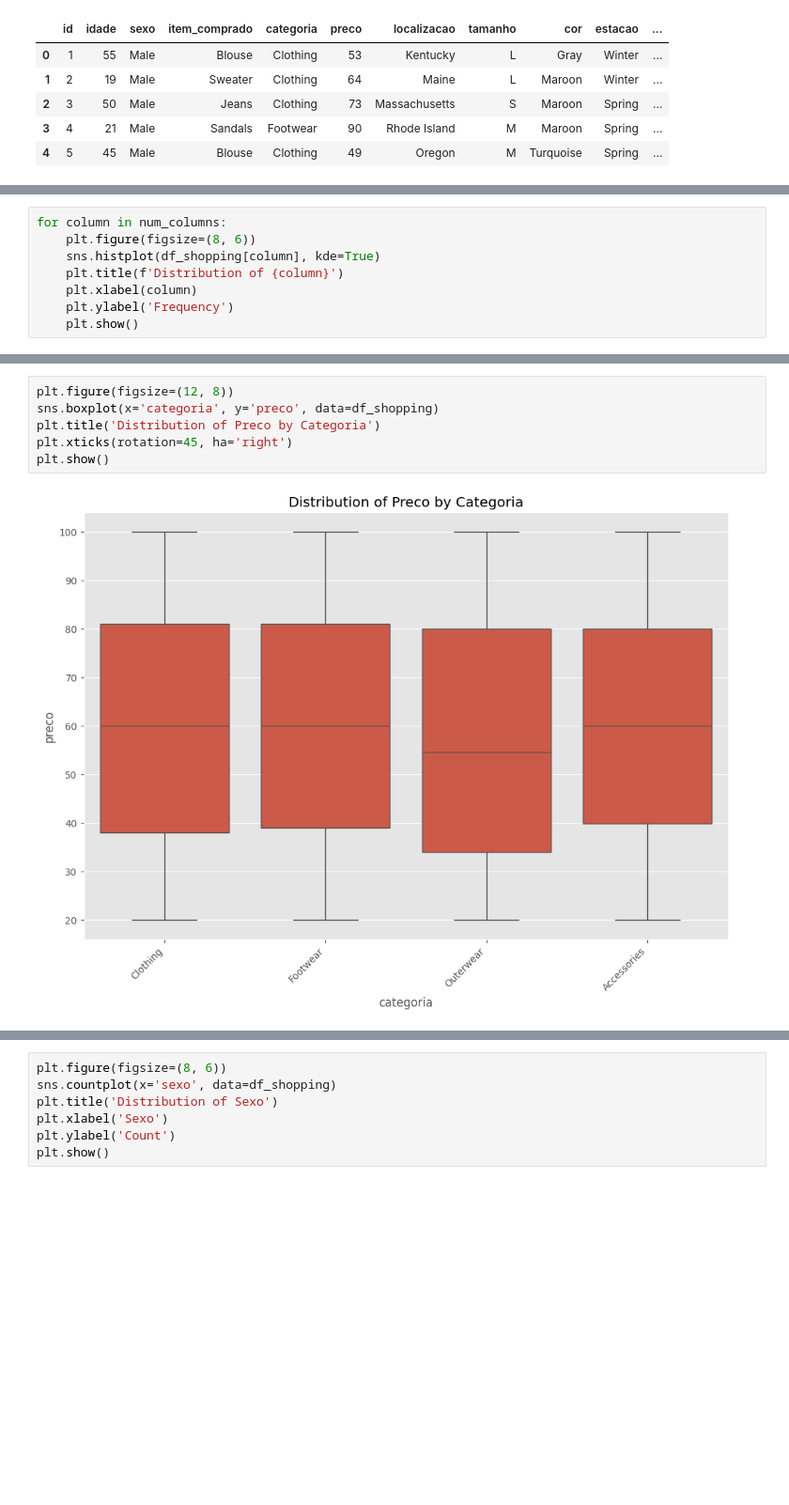
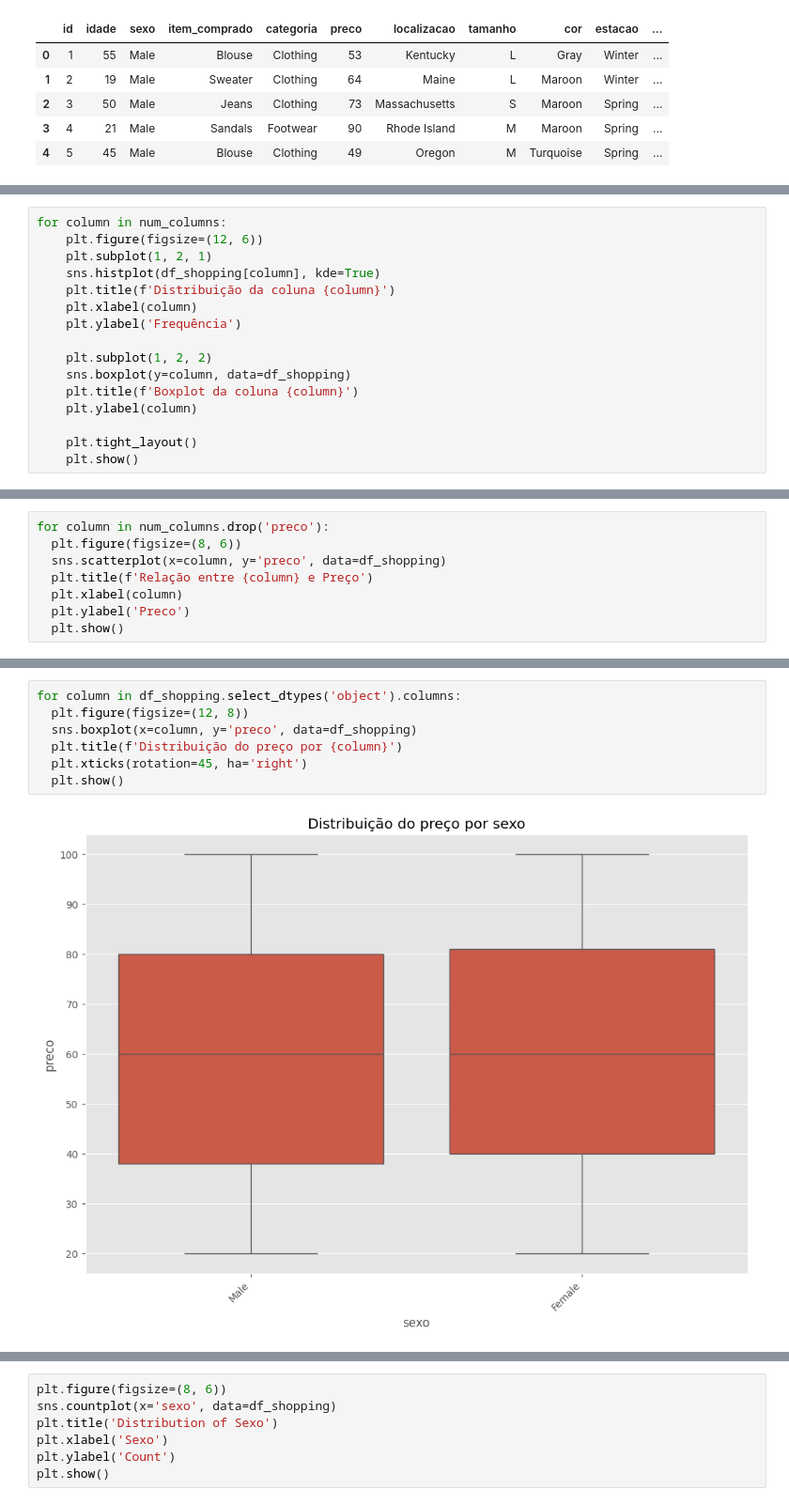
Before and after one commit to angelico-intelligence/clusterizacao-clientes, a Jupyter notebook: AnaliseClientes.ipynb, the cells around one changed output, grey strips where cells are left out. Shown at 94% size. Saved outputs shown, nothing was run; the diff lists cells and outputs as text; blank space fills up the shorter version.

```diff
--- a/AnaliseClientes.ipynb
+++ b/AnaliseClientes.ipynb
@@ -97,9 +112,17 @@ corr = df_shopping[num_columns].corr()
 # %%
 for column in num_columns:
-    plt.figure(figsize=(8, 6))
+    plt.figure(figsize=(12, 6))
+    plt.subplot(1, 2, 1)
     sns.histplot(df_shopping[column], kde=True)
-    plt.title(f'Distribution of {column}')
+    plt.title(f'Distribuição da coluna {column}')
     plt.xlabel(column)
-    plt.ylabel('Frequency')
+    plt.ylabel('Frequência')
+
+    plt.subplot(1, 2, 2)
+    sns.boxplot(y=column, data=df_shopping)
+    plt.title(f'Boxplot da coluna {column}')
+    plt.ylabel(column)
+
+    plt.tight_layout()
     plt.show()
 # %% [output]
@@ -109,0 +133,8 @@ for column in num_columns:
+# %%
+for column in num_columns.drop('preco'):
+  plt.figure(figsize=(8, 6))
+  sns.scatterplot(x=column, y='preco', data=df_shopping)
+  plt.title(f'Relação entre {column} e Preço')
+  plt.xlabel(column)
+  plt.ylabel('Preco')
+  plt.show()
@@ -110,8 +154,9 @@ for column in num_columns:
 # %%
-plt.figure(figsize=(12, 8))
-sns.boxplot(x='categoria', y='preco', data=df_shopping)
-plt.title('Distribution of Preco by Categoria')
-plt.xticks(rotation=45, ha='right')
-plt.show()
+for column in df_shopping.select_dtypes('object').columns:
+  plt.figure(figsize=(12, 8))
+  sns.boxplot(x=column, y='preco', data=df_shopping)
+  plt.title(f'Distribuição do preço por {column}')
+  plt.xticks(rotation=45, ha='right')
+  plt.show()
 # %% [output]
-[figure, old version]
+[figure, new version]
```
Also changed, not shown: parts of 29 cells of this notebook.
